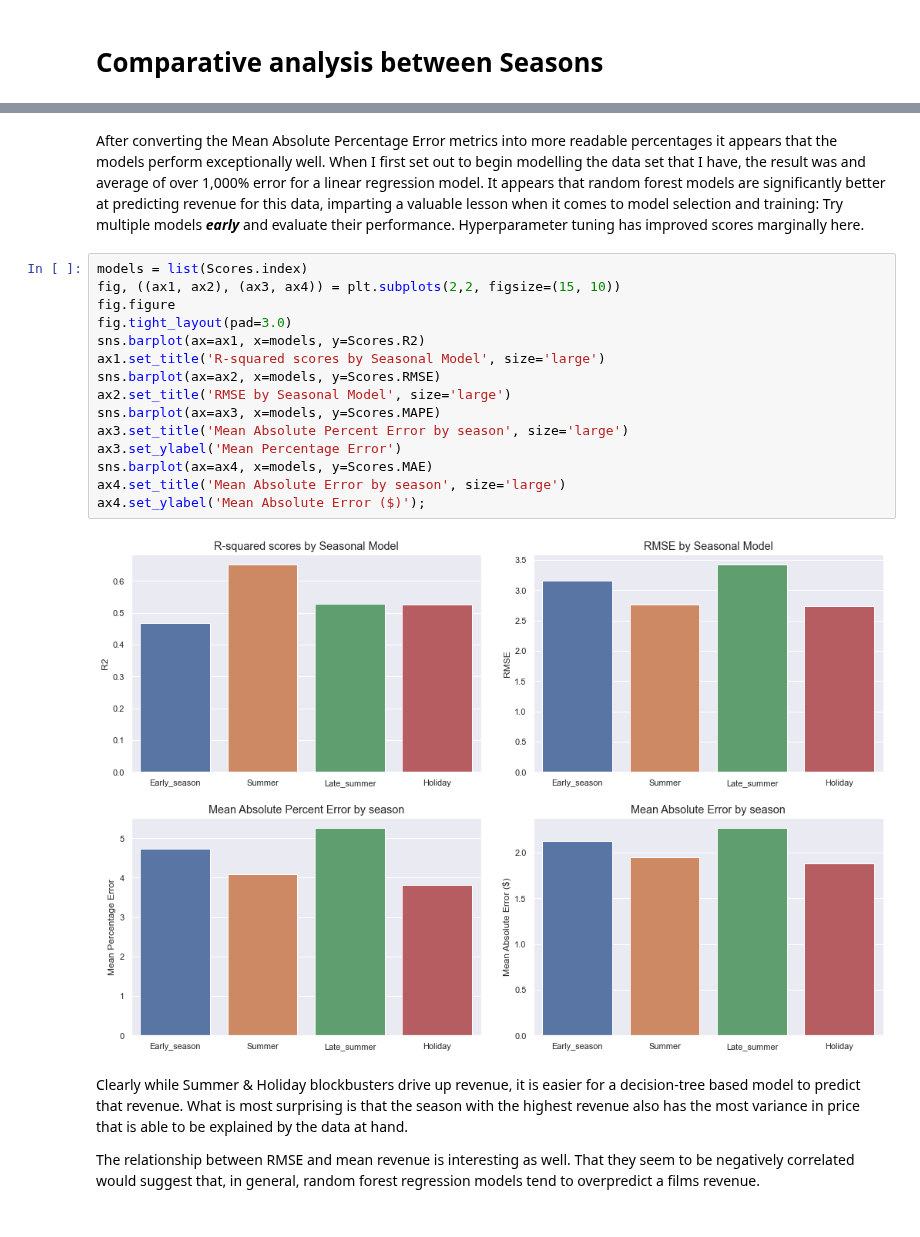
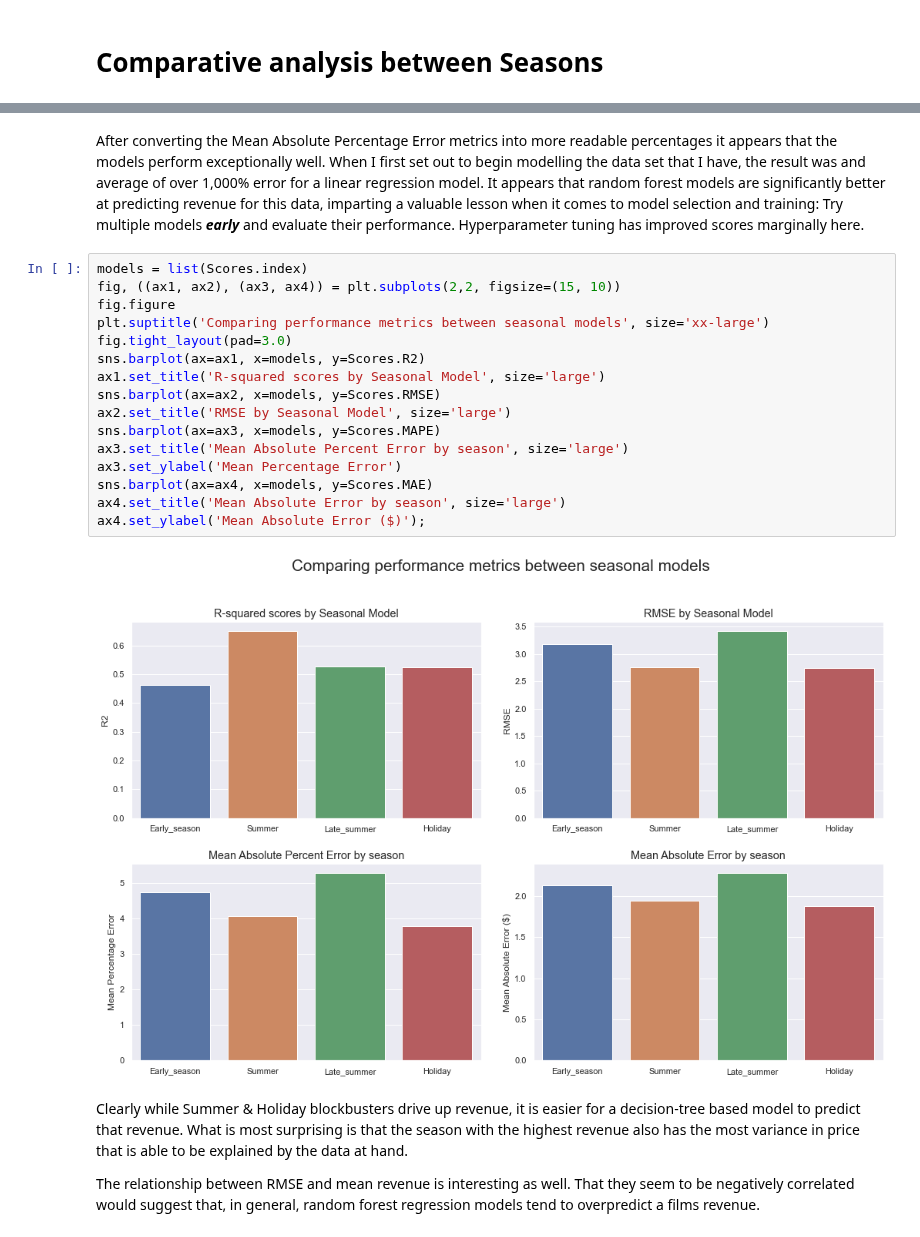
Before and after one commit to NickD-Dean/Springboard, a Jupyter notebook: Capstone Project 2/Code/Modeling_revenue_tiers.ipynb, the cells around one changed output, grey strips where cells are left out. Cells and saved outputs as stored; diff of their text form.

```diff
--- a/Capstone Project 2/Code/Modeling_revenue_tiers.ipynb
+++ b/Capstone Project 2/Code/Modeling_revenue_tiers.ipynb
@@ -406,22 +406,23 @@ Scores
-# %% [markdown]
-After converting the Mean Absolute Percentage Error metrics into more readable percentages it appears that the models perform exceptionally well.  When I first set out to begin modelling the data set that I have, the result was and average of over 1,000% error for a linear regression model.  It appears that random forest models are significantly better at predicting revenue for this data, imparting a valuable lesson when it comes to model selection and training: Try multiple models ***early*** and evaluate their performance.  Hyperparameter tuning has improved scores marginally here.
+# %% [markdown]
+After converting the Mean Absolute Percentage Error metrics into more readable percentages it appears that the models perform exceptionally well.  When I first set out to begin modelling the data set that I have, the result was and average of over 1,000% error for a linear regression model.  It appears that random forest models are significantly better at predicting revenue for this data, imparting a valuable lesson when it comes to model selection and training: Try multiple models ***early*** and evaluate their performance.  Hyperparameter tuning has improved scores marginally here.
 # %%
 models = list(Scores.index)
 fig, ((ax1, ax2), (ax3, ax4)) = plt.subplots(2,2, figsize=(15, 10))
 fig.figure
+plt.suptitle('Comparing performance metrics between seasonal models', size='xx-large')
 fig.tight_layout(pad=3.0)
 sns.barplot(ax=ax1, x=models, y=Scores.R2)
 ax1.set_title('R-squared scores by Seasonal Model', size='large')
 sns.barplot(ax=ax2, x=models, y=Scores.RMSE)
 ax2.set_title('RMSE by Seasonal Model', size='large')
 sns.barplot(ax=ax3, x=models, y=Scores.MAPE)
 ax3.set_title('Mean Absolute Percent Error by season', size='large')
 ax3.set_ylabel('Mean Percentage Error')
 sns.barplot(ax=ax4, x=models, y=Scores.MAE)
 ax4.set_title('Mean Absolute Error by season', size='large')
 ax4.set_ylabel('Mean Absolute Error ($)');
 # %% [output]
-[figure, old version]
+[figure, new version]
 # %% [markdown]
 Clearly while Summer & Holiday blockbusters drive up revenue, it is easier for a decision-tree based model to predict that revenue.  What is most surprising is that the season with the highest revenue also has the most variance in price that is able to be explained by the data at hand.
 
```
Also changed, not shown: parts of 22 cells of this notebook, 4 other files.
